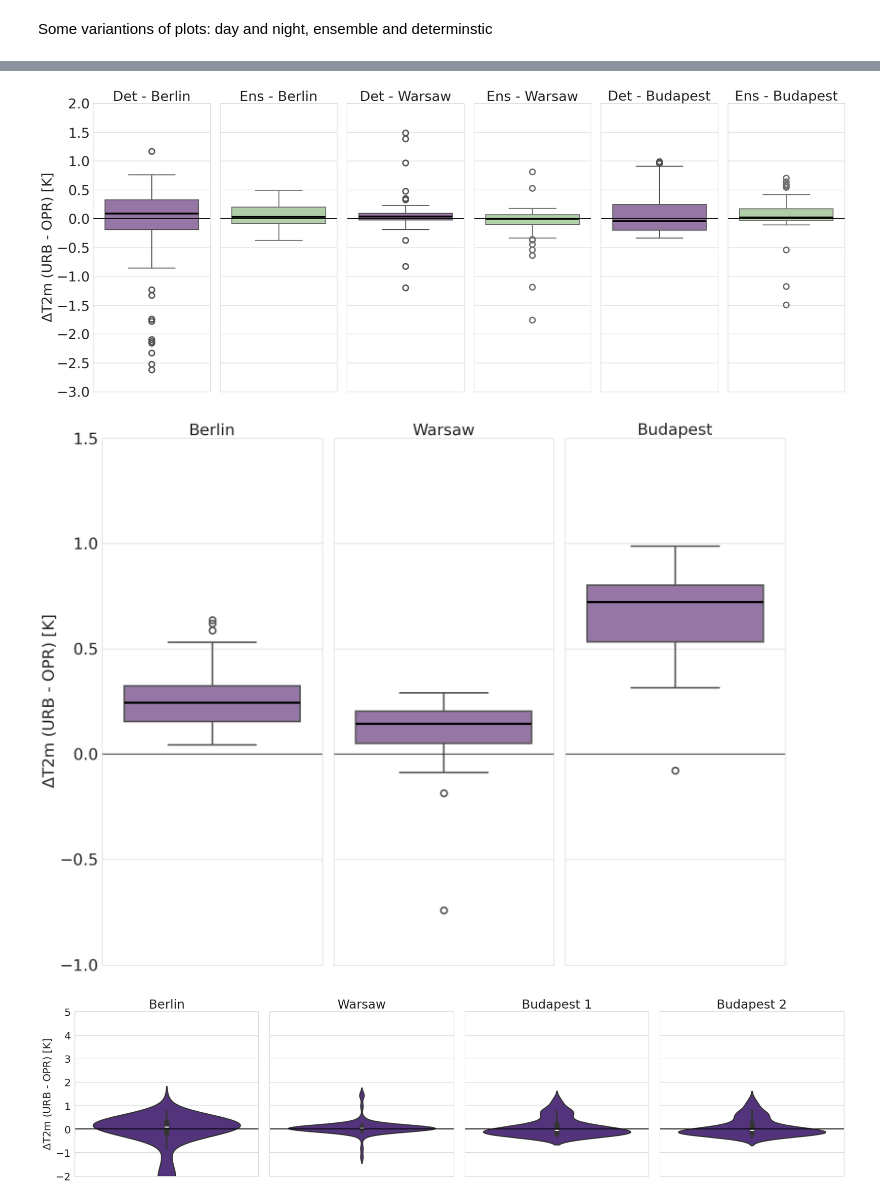
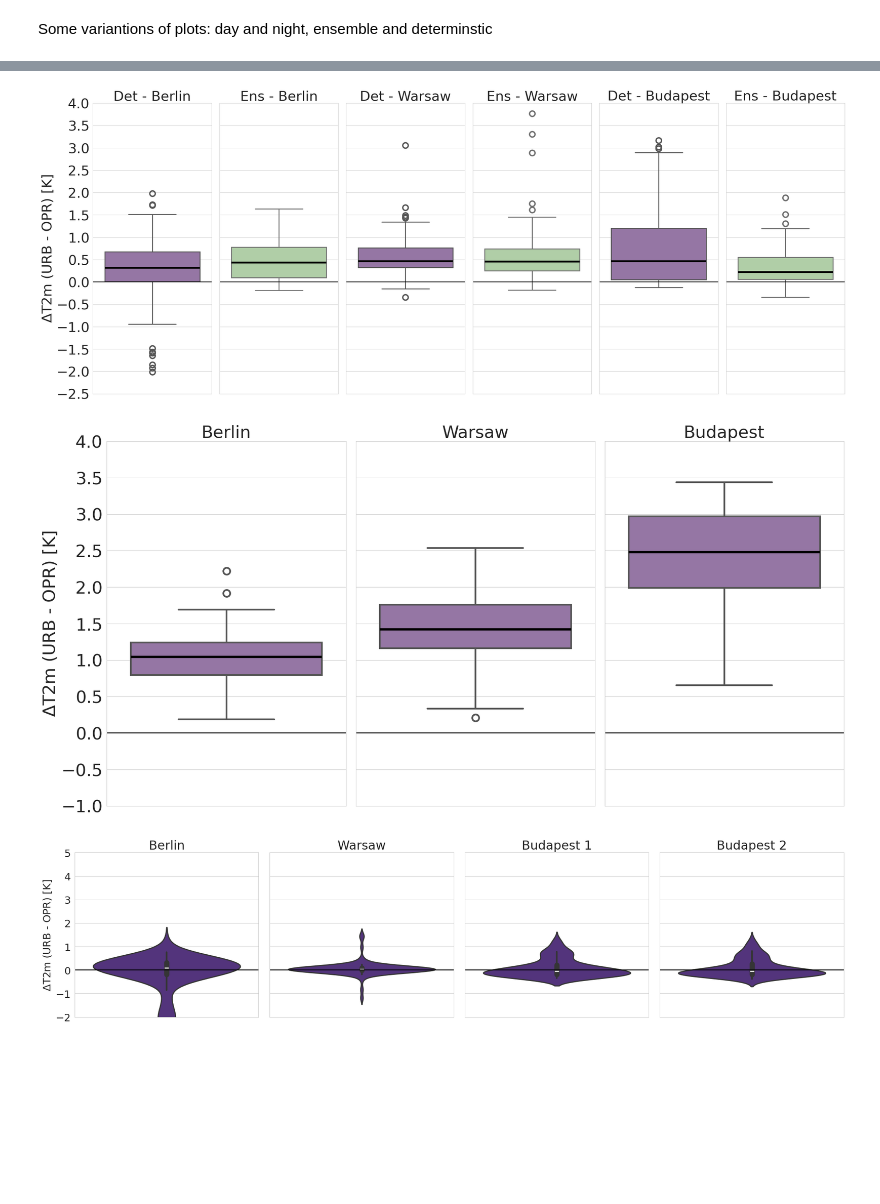
Before and after one commit to maymeret/master_thesis, a Jupyter notebook: 2021_cEU_violin_plots_ensemble.ipynb, the cells around one changed output, grey strips where cells are left out. Cells and saved outputs as stored; diff of their text form; code cells hidden in the pictures; blank space fills up the shorter version.

Commit message:
chaning input data for corrected simulation output

```diff
--- a/2021_cEU_violin_plots_ensemble.ipynb
+++ b/2021_cEU_violin_plots_ensemble.ipynb
@@ -97,12 +97,12 @@ mem_ids = ['mem001', 'mem002', 'mem003', 'mem004', 'mem005', 'mem006', 'mem007',
 data_WU_nights_mem = {}
 
 for mem_id in mem_ids:
-    data_WU_nights_mem[mem_id] = get_data_nights_ens(120, 'WU', mem_id)
+    data_WU_nights_mem[mem_id] = get_data_nights_ens(120, 'URB', mem_id)
 # %%
 data_WU_days_mem = {}
 
 for mem_id in mem_ids:
-    data_WU_days_mem[mem_id] = get_data_days_ens(120, 'WU', mem_id)
+    data_WU_days_mem[mem_id] = get_data_days_ens(120, 'URB', mem_id)
 # %%
 data_NU_nights_mem = {}
 
@@ -813,8 +813,8 @@ flierprops = dict(markersize=12, linestyle='none', alpha=1, markeredgewidth=3)
 num_members = 4
 city_names = ['Berlin', 'Warsaw', 'Budapest']
 
-y_min = -1
-y_max = 1.5
+y_min = -.5
+y_max = 4
 step = .5
 y_values = list(np.arange(y_min, y_max + step, step))
 
@@ -897,8 +897,8 @@ city_names = ['Berlin', 'Warsaw', 'Budapest']
 medianprops = {'color': 'black', 'linewidth': 4}
 flierprops = dict(markersize=12, linestyle='none', alpha=1, markeredgewidth=3)
 
-y_min = -3
-y_max = 2
+y_min = -2.5
+y_max = 4
 step = .5
 y_values = list(np.arange(y_min, y_max + step, step))
 
@@ -963,7 +963,7 @@ plt.tight_layout()
 plt.savefig('../plots_2024/cEU_det_ens_diff_days_combined_budapest_2021.jpeg')
 plt.show()
 # %% [output]
-[figure, old version]
+[figure, new version]
 # %%
 params = {'axes.labelsize': 30,'axes.titlesize':30, 'legend.fontsize': 30, 'xtick.labelsize': 30,
           'ytick.labelsize': 30}
@@ -977,7 +977,7 @@ flierprops = dict(markersize=12, linestyle='none', alpha=1, markeredgewidth=3)
 
 
 y_min = -1
-y_max = 1.5
+y_max = 4
 step = .5
 y_values = list(np.arange(y_min, y_max + step, step))
 
@@ -993,34 +993,34 @@ for i, city in enumerate(range(3)):
             - T_2M_NU_cEU_nights_dim_hour_det.isel(cell=3).values
         ) / 2
         sns.boxplot(ax=axes[i], y=values_det_WU_budapest, color='#986EAC', linewidth=3,
                       medianprops = medianprops, flierprops = flierprops)
         axes[i].set_title(f'{city_names[city]}')
 #        axes[i].set_ylabel('$\Delta$T2m (TERRA_URB - Operational) [K]')
         axes[i].set_ylim(y_min, y_max)
         axes[i].set_yticks(y_values)
         axes[i].axhline(y=0, color='black', linestyle='-')
         axes[i].axes.yaxis.set_ticklabels([])
 #        axes[i].grid(True)
     else:
         values_det_WU = T_2M_WU_cEU_nights_dim_hour_det.isel(cell=city).values - T_2M_NU_cEU_nights_dim_hour_det.isel(
             cell=city).values
         sns.boxplot(ax=axes[i], y=values_det_WU, color='#986EAC', linewidth=3,
                       medianprops = medianprops, flierprops = flierprops)
         axes[i].set_title(f'{city_names[city]}')
         if i == 0:
             axes[i].set_ylabel('$\Delta$T2m (URB - OPR) [K]')
         if i != 0:
             axes[i].axes.yaxis.set_ticklabels([])
         axes[i].set_ylim(y_min, y_max)
         axes[i].set_yticks(y_values)
         axes[i].axhline(y=0, color='black', linestyle='-')
  #       axes[i].grid(True)
 
 plt.tight_layout()
 plt.savefig('../plots_2024/cEU_det_diff_nights_combined_budapest_2021.jpeg')
 plt.show()
 # %% [output]
-[figure, old version]
+[figure, new version]
 # %%
 plt.rcParams.update({'font.size': 18})
 
```
Also changed, not shown: parts of 19 cells of this notebook, 10 other files.
